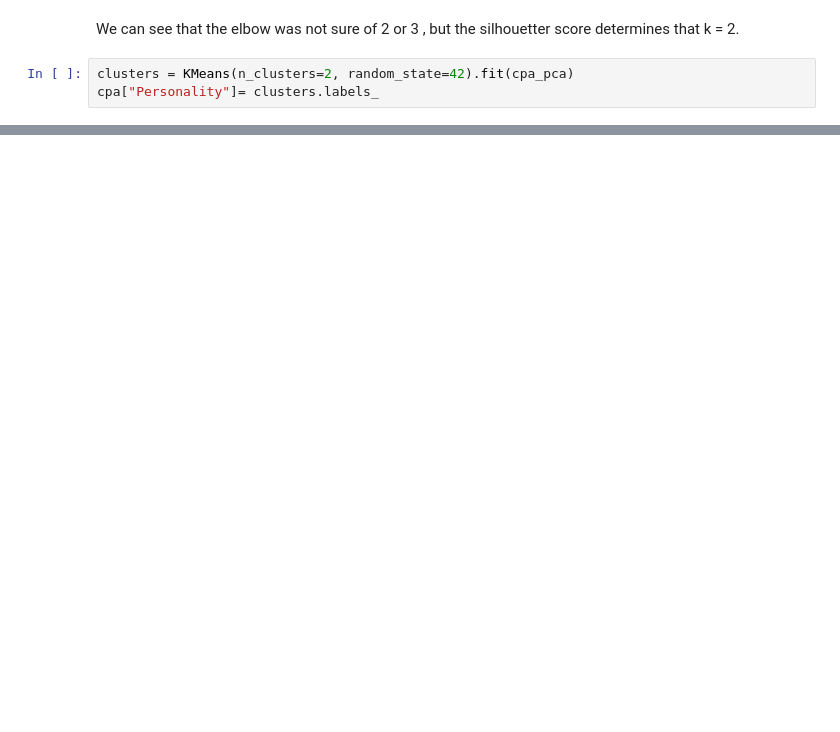
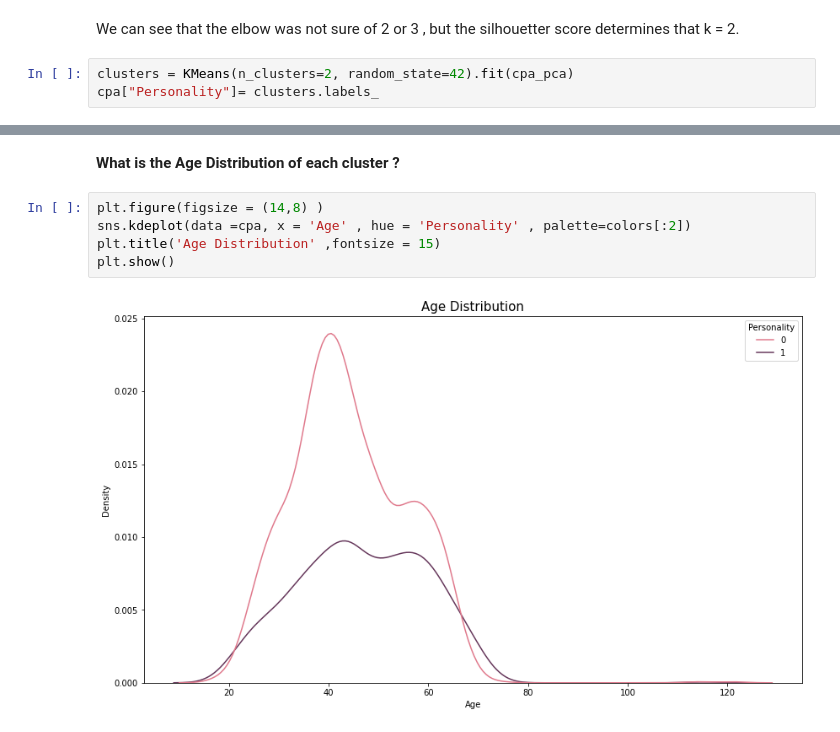
Before and after one commit to KittuPatel/CustomerPersonalityAnalysis, a Jupyter notebook: CustomerPersonalityAnalysis.ipynb, the cells around one changed output, grey strips where cells are left out. Saved outputs shown, nothing was run; the diff lists cells and outputs as text; blank space fills up the shorter version.

```diff
--- a/CustomerPersonalityAnalysis.ipynb
+++ b/CustomerPersonalityAnalysis.ipynb
@@ -501,0 +511,9 @@ cpa["Personality"]= clusters.labels_
+# %% [markdown]
+**What is the Age Distribution of each cluster ?**
+# %%
+plt.figure(figsize = (14,8) )
+sns.kdeplot(data =cpa, x = 'Age' , hue = 'Personality' , palette=colors[:2])
+plt.title('Age Distribution' ,fontsize = 15)
+plt.show()
+# %% [output]
+[figure, added]
```
Also changed, not shown: parts of 15 cells of this notebook.
